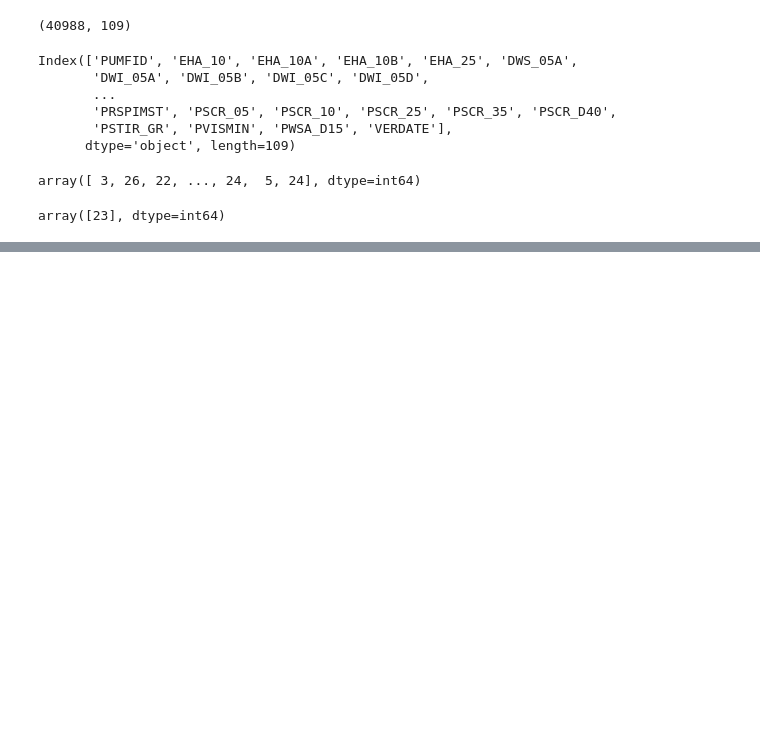
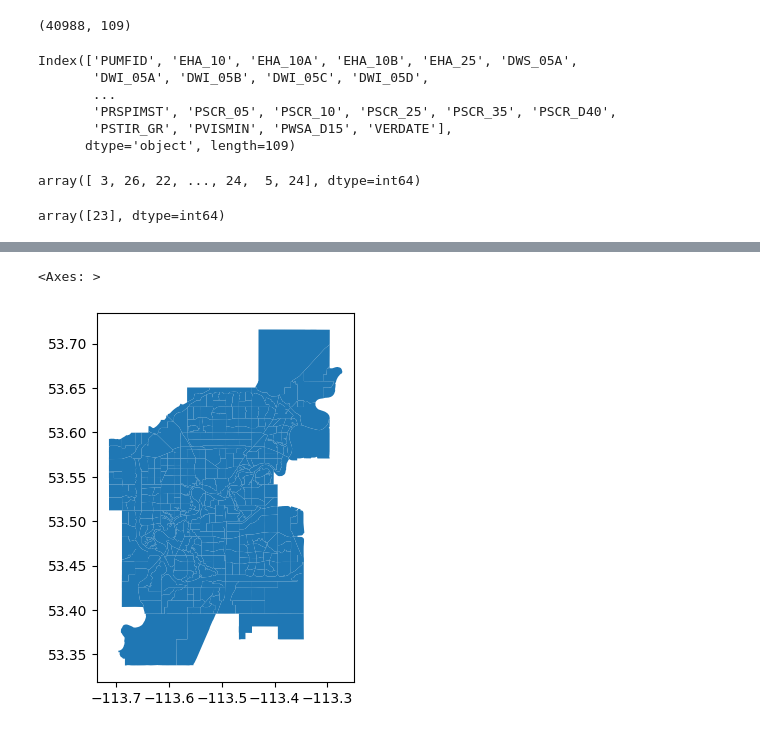
Before and after one commit to Jeff-Barlow-Spady/spatial_stats_py, a Jupyter notebook: eda.ipynb, the cells around one changed output, grey strips where cells are left out. Cells and saved outputs as stored; diff of their text form; code cells hidden in the pictures; blank space fills up the shorter version.

```diff
--- a/eda.ipynb
+++ b/eda.ipynb
@@ -71,0 +97,7 @@ sub.head(20)
+# %%
+nb_boundaries = gpd.read_file(r"data\GeoJson\Neighbourhood Boundaries _ 2019_20231110.geojson")
+# %%
+nb_boundaries.plot()
+# %% [output]
+<Axes: >
+[figure, added]
```
Also changed, not shown: parts of 13 cells of this notebook, 3 other files.
